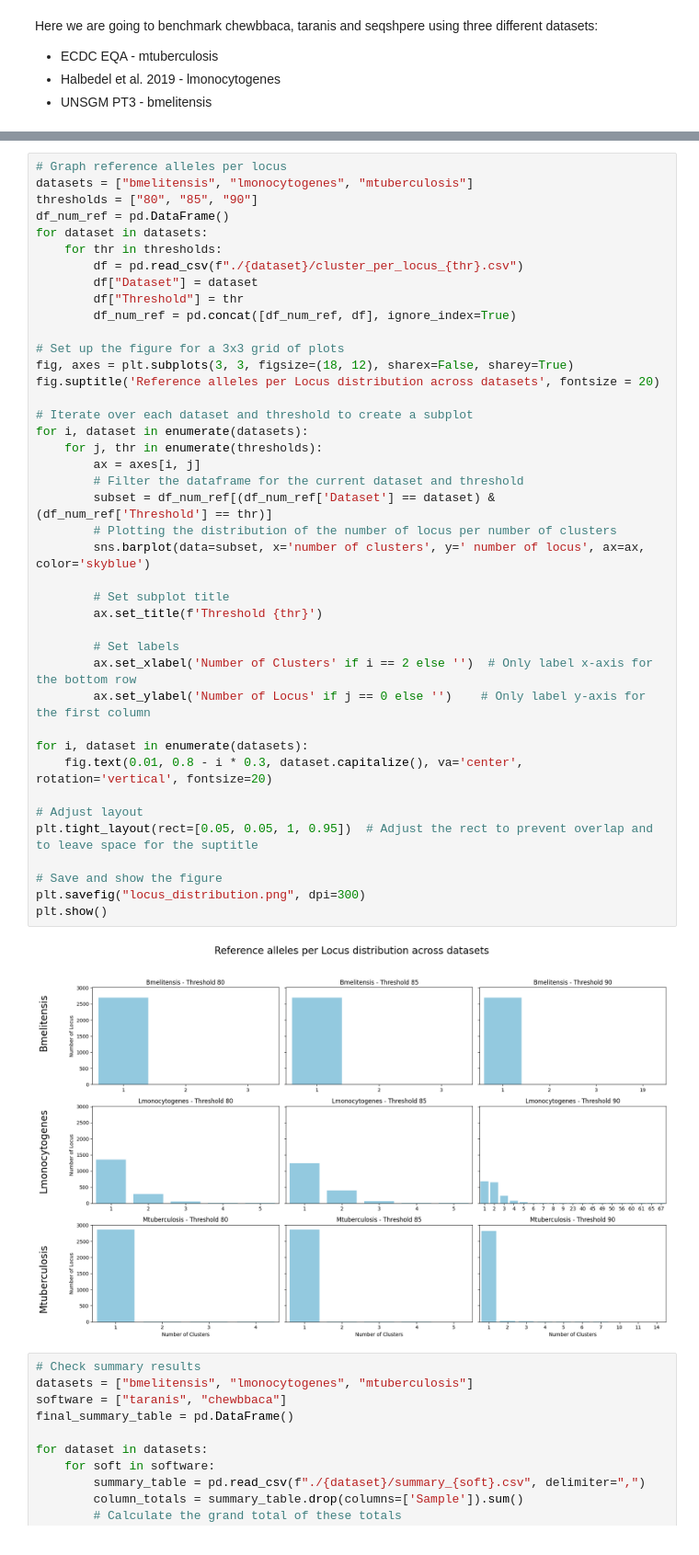
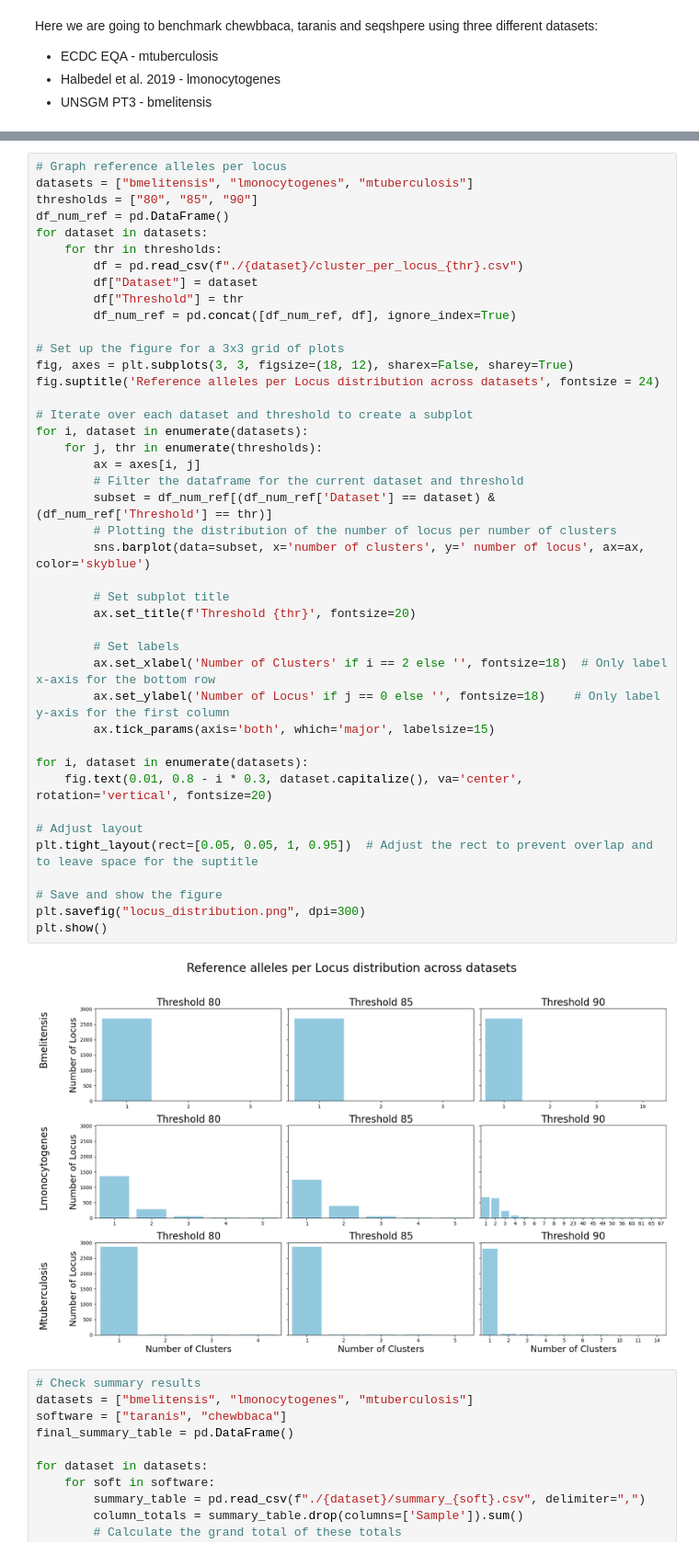
Before and after one commit to BU-ISCIII/taranys, a Jupyter notebook: assets/benchmark.ipynb, the cells around one changed output, grey strips where cells are left out. Shown at 92% size. Cells and saved outputs as stored; diff of their text form.

```diff
--- a/assets/benchmark.ipynb
+++ b/assets/benchmark.ipynb
@@ -73,38 +74,39 @@ for dataset in datasets:
         df["Dataset"] = dataset
         df["Threshold"] = thr
         df_num_ref = pd.concat([df_num_ref, df], ignore_index=True)
 
 # Set up the figure for a 3x3 grid of plots
 fig, axes = plt.subplots(3, 3, figsize=(18, 12), sharex=False, sharey=True)
-fig.suptitle('Reference alleles per Locus distribution across datasets', fontsize = 20)
+fig.suptitle('Reference alleles per Locus distribution across datasets', fontsize = 24)
 
 # Iterate over each dataset and threshold to create a subplot
 for i, dataset in enumerate(datasets):
     for j, thr in enumerate(thresholds):
         ax = axes[i, j]
         # Filter the dataframe for the current dataset and threshold
         subset = df_num_ref[(df_num_ref['Dataset'] == dataset) & (df_num_ref['Threshold'] == thr)]
         # Plotting the distribution of the number of locus per number of clusters
         sns.barplot(data=subset, x='number of clusters', y=' number of locus', ax=ax, color='skyblue')
 
         # Set subplot title
-        ax.set_title(f'Threshold {thr}')
+        ax.set_title(f'Threshold {thr}', fontsize=20)
 
         # Set labels
-        ax.set_xlabel('Number of Clusters' if i == 2 else '')  # Only label x-axis for the bottom row
-        ax.set_ylabel('Number of Locus' if j == 0 else '')    # Only label y-axis for the first column
+        ax.set_xlabel('Number of Clusters' if i == 2 else '', fontsize=18)  # Only label x-axis for the bottom row
+        ax.set_ylabel('Number of Locus' if j == 0 else '', fontsize=18)    # Only label y-axis for the first column
+        ax.tick_params(axis='both', which='major', labelsize=15)
 
 for i, dataset in enumerate(datasets):
     fig.text(0.01, 0.8 - i * 0.3, dataset.capitalize(), va='center', rotation='vertical', fontsize=20)
 
 # Adjust layout
 plt.tight_layout(rect=[0.05, 0.05, 1, 0.95])  # Adjust the rect to prevent overlap and to leave space for the suptitle
 
 # Save and show the figure
 plt.savefig("locus_distribution.png", dpi=300)
 plt.show()
 # %% [output]
-[figure, old version]
+[figure, new version]
 # %%
 # Check summary results
 datasets = ["bmelitensis", "lmonocytogenes", "mtuberculosis"]
```
Also changed, not shown: parts of 3 cells of this notebook, 1 other file.
